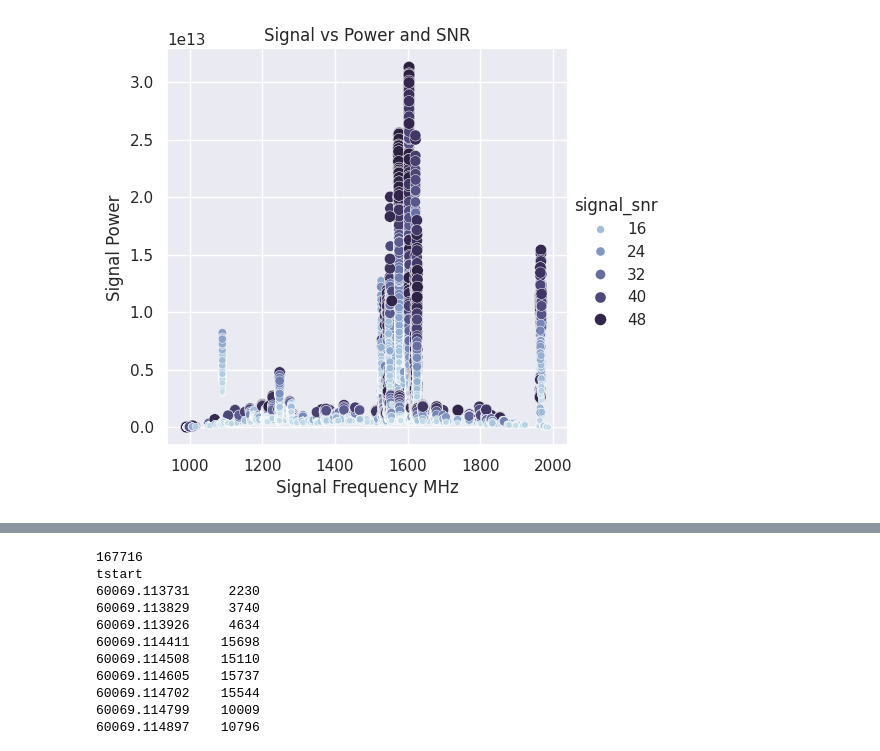
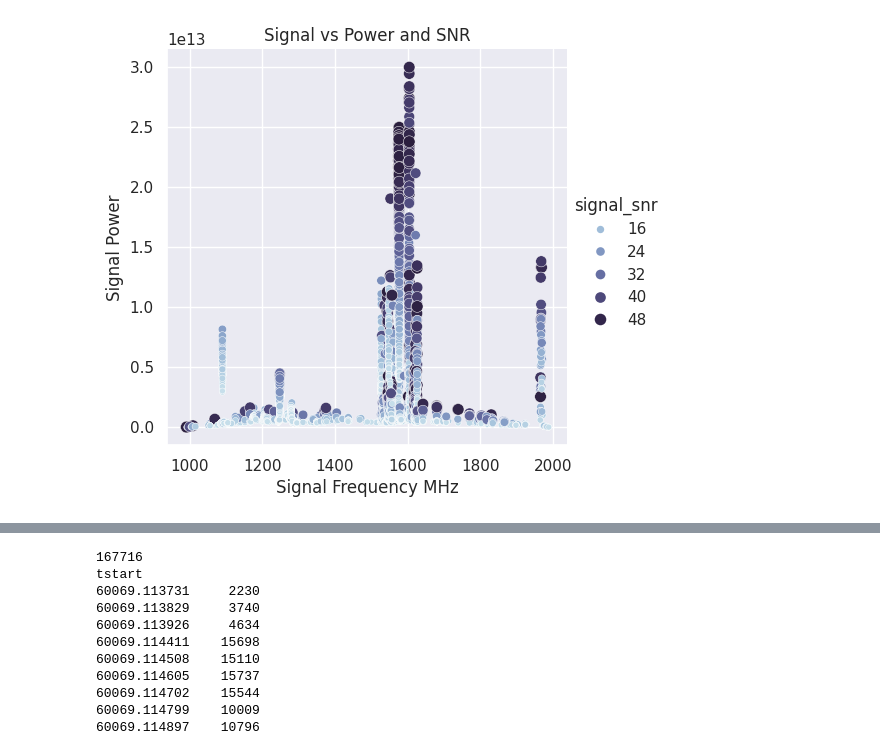
Before and after one commit to jmotamarry/cosmic-testing, a Jupyter notebook: comsic_pp.ipynb, the cells around one changed output, grey strips where cells are left out. Cells and saved outputs as stored; diff of their text form; code cells hidden in the pictures.

```diff
--- a/comsic_pp.ipynb
+++ b/comsic_pp.ipynb
@@ -33,13 +33,16 @@ def set_filter(file, start, stop, drift_max=0, snr_max=50, beam_val=2 ):
 #rfi filtering based on power ratio and overlapping frequency in fov
 def processing(file, start, stop):
     df_new = set_filter(file, start, stop)
+    # rounding to help with determining overlap not as specific as 5 decimals
+    df_new['signal_frequency'] = df_new['signal_frequency'].round(3)
+
     fov_group = df_new.groupby('file_uri')
     all_fov_dfs = []
 
     for file_uri, fov_df in fov_group:
         fov_df = fov_df.copy()  # avoid SettingWithCopyWarning
         fov_df['rfi_flag'] = False  # initialize all False
-
+        fov_df['flag_strength']=0
 
 
         # Flag overlapping frequencies at same tstart
@@ -54,6 +57,8 @@ def processing(file, start, stop):
 
         # Set rfi_flag True for overlapping hits
         fov_df.loc[overlap_indices, 'rfi_flag'] = True
+        fov_df.loc[overlap_indices, 'flag_strength'] += 1
+
 
         # Power ratio flagging of entire FOV if condition met
         for idx, row in fov_df.iterrows():
@@ -62,6 +67,33 @@ def processing(file, start, stop):
             if incoh > 0 and (coh / incoh) > 2.5:
 
                 fov_df.at[idx, 'rfi_flag'] = True  # Flag only this hit
+                fov_df.at[idx, 'flag_strength'] += 1
+
+        #flagging overlapping beam detections
+        unique_freqs=sorted(fov_df["signal_frequency"].unique())
+
+        pre_beam_flags = fov_df['rfi_flag'].sum()  # how many are already flagged
+
+        beam_flag_count = 0  # count how many get flagged by beam logic
+
+        for freq in unique_freqs:
+            freq_subset = fov_df[fov_df['signal_frequency'] == freq]
+            unique_beams = freq_subset['signal_beam'].unique()
+            if len(unique_beams) > 3:
+                already_flagged = fov_df.loc[freq_subset.index, 'rfi_flag'].sum()
+                total = len(freq_subset)
+                #print(f"Freq {freq}: {already_flagged}/{total} already flagged")
+                to_update = freq_subset.index
+
+                fov_df.loc[freq_subset.index, 'rfi_flag'] = True
+                fov_df.loc[to_update, 'flag_strength'] += 1
+
+                beam_flag_count += total
+                # After beam-flagging loop
+            post_beam_flags = fov_df['rfi_flag'].sum()
+            new_flags = post_beam_flags - pre_beam_flags
+
+
 
         all_fov_dfs.append(fov_df)
     full_df = pd.concat(all_fov_dfs, ignore_index=True)
@@ -85,3 +107,9 @@ Index(['id', 'beam_id', 'observation_id', 'tuning', 'subband_offset',
+# %%
+# dividing up df based on flags
+full_df.groupby('flag_strength').size()
+clean_df = full_df[full_df['flag_strength'] == 0]         # High-confidence real
+maybe_rfi = full_df[full_df['flag_strength'] == 1]        # Weak RFI flag
+strong_rfi = full_df[full_df['flag_strength'] >= 2]       # Remove from science set
 # %%
 # signal density/ timevs freq
 rfi_only = full_df[full_df['rfi_flag']==True]
@@ -97,19 +145,19 @@ plt.show()
 # %%
 #visualize signal vs power with snr value incuded
 def pow_freq_snr(full_df):
     df_new = full_df
     sns.set_theme()
     sns.relplot(data=df_new, x=df_new["signal_frequency"], y=df_new["signal_power"],
                 hue=df_new["signal_snr"], size = df_new["signal_snr"], palette = "ch:s=.25,rot=-.25")
 
     plt.xlabel("Signal Frequency MHz")
     plt.ylabel("Signal Power")
     plt.title("Signal vs Power and SNR")
     plt.grid(True)
     plt.show()
 
-pow_freq_snr(full_df)
+pow_freq_snr(clean_df)
 # %% [output]
-[figure, old version]
+[figure, new version]
 # %%
 #visualize incoh to coh power with rfi flags included
```
Also changed, not shown: parts of 9 cells of this notebook.
